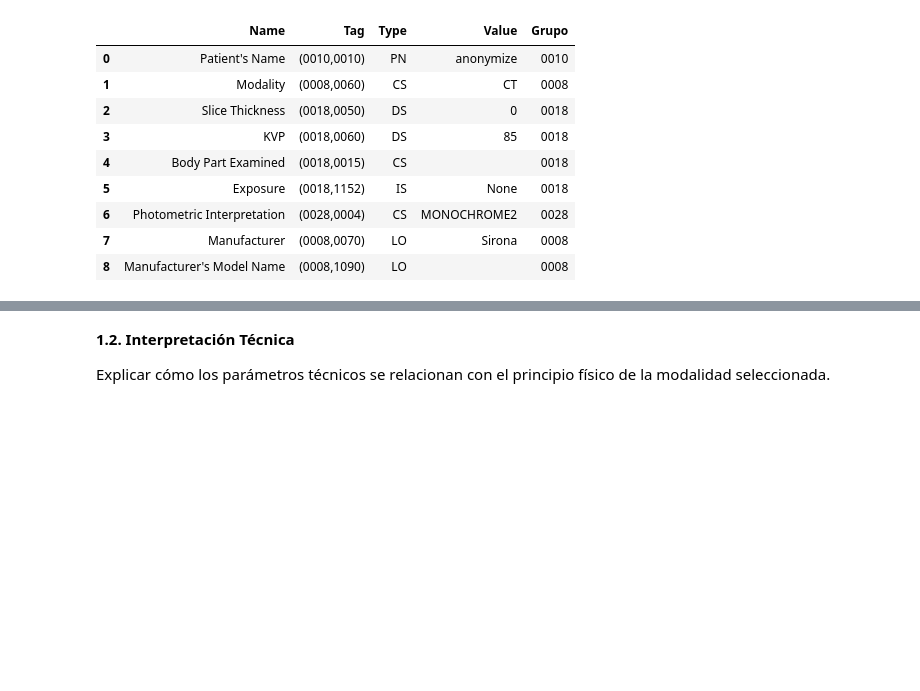
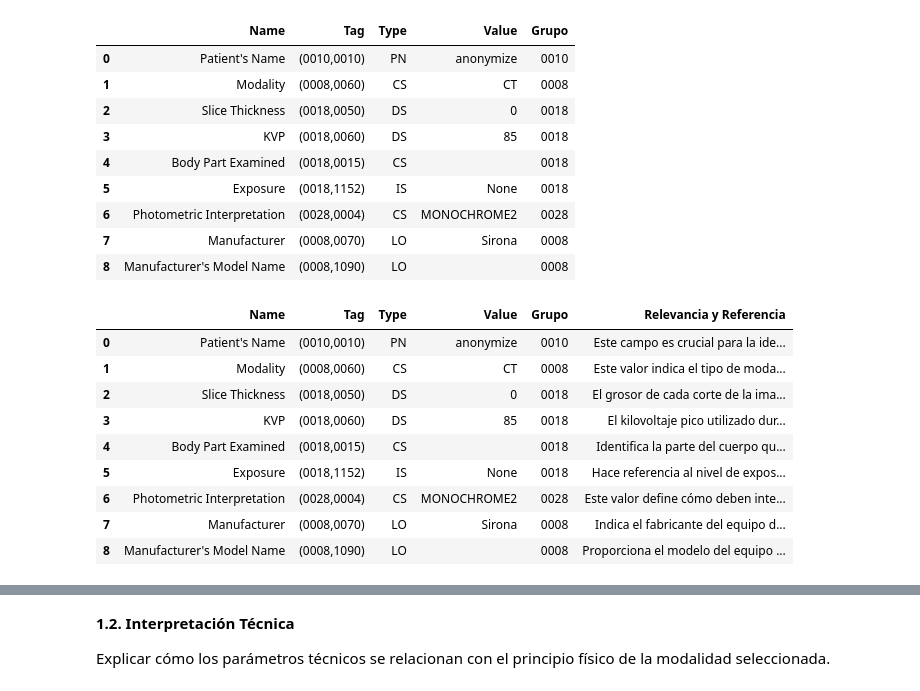
Before and after one commit to LuEnciso21/ImagenesMedicas, a Jupyter notebook: TrabajoUno/TrabajoUno.ipynb, the cells around one changed output, grey strips where cells are left out. Cells and saved outputs as stored; diff of their text form; code cells hidden in the pictures; blank space fills up the shorter version.

```diff
--- a/TrabajoUno/TrabajoUno.ipynb
+++ b/TrabajoUno/TrabajoUno.ipynb
@@ -146,3 +146,28 @@ df
 | 6 | Photometric Interpretation | (0028,0004) | CS | MONOCHROME2 | 0028 |
 | 7 | Manufacturer | (0008,0070) | LO | Sirona | 0008 |
 | 8 | Manufacturer's Model Name | (0008,1090) | LO |  | 0008 |
+# %%
+df['Relevancia y Referencia'] = [
+    "Este campo es crucial para la identificación del paciente en el registro clínico. En investigaciones, se anonimiza para proteger la privacidad.",
+    "Este valor indica el tipo de modalidad de imagen utilizada. Es fundamental para la interpretación de la imagen y su procesamiento automatizado.",
+    "El grosor de cada corte de la imagen, expresado en milímetros. Un valor de 0 podría ser un marcador temporal o placeholder.",
+    "El kilovoltaje pico utilizado durante la adquisición de la imagen. Este valor influye en la calidad de la imagen y la dosis de radiación aplicada.",
+    "Identifica la parte del cuerpo que fue examinada en la imagen. Es importante para la organización y análisis de las imágenes.",
+    "Hace referencia al nivel de exposición radiográfica, medido en mAs. Es un dato clave para evaluar la dosis de radiación recibida.",
+    "Este valor define cómo deben interpretarse los píxeles en la imagen. En el caso de 'MONOCHROME2', los valores más bajos indican áreas oscuras en la imagen.",
+    "Indica el fabricante del equipo de imagen utilizado. Esta información es útil para el soporte técnico, trazabilidad del equipo y análisis comparativo.",
+    "Proporciona el modelo del equipo de imagen utilizado, lo que ayuda a estandarizar los estudios y facilitar la resolución de problemas específicos del dispositivo."
+]
+
+df
+# %% [output]
+|  | Name | Tag | Type | Value | Grupo | Relevancia y Referencia |
+| 0 | Patient's Name | (0010,0010) | PN | anonymize | 0010 | Este campo es crucial para la ide... |
+| 1 | Modality | (0008,0060) | CS | CT | 0008 | Este valor indica el tipo de moda... |
+| 2 | Slice Thickness | (0018,0050) | DS | 0 | 0018 | El grosor de cada corte de la ima... |
+| 3 | KVP | (0018,0060) | DS | 85 | 0018 | El kilovoltaje pico utilizado dur... |
+| 4 | Body Part Examined | (0018,0015) | CS |  | 0018 | Identifica la parte del cuerpo qu... |
+| 5 | Exposure | (0018,1152) | IS | None | 0018 | Hace referencia al nivel de expos... |
+| 6 | Photometric Interpretation | (0028,0004) | CS | MONOCHROME2 | 0028 | Este valor define cómo deben inte... |
+| 7 | Manufacturer | (0008,0070) | LO | Sirona | 0008 | Indica el fabricante del equipo d... |
+| 8 | Manufacturer's Model Name | (0008,1090) | LO |  | 0008 | Proporciona el modelo del equipo ... |
```
Also changed, not shown: parts of 3 cells of this notebook.
